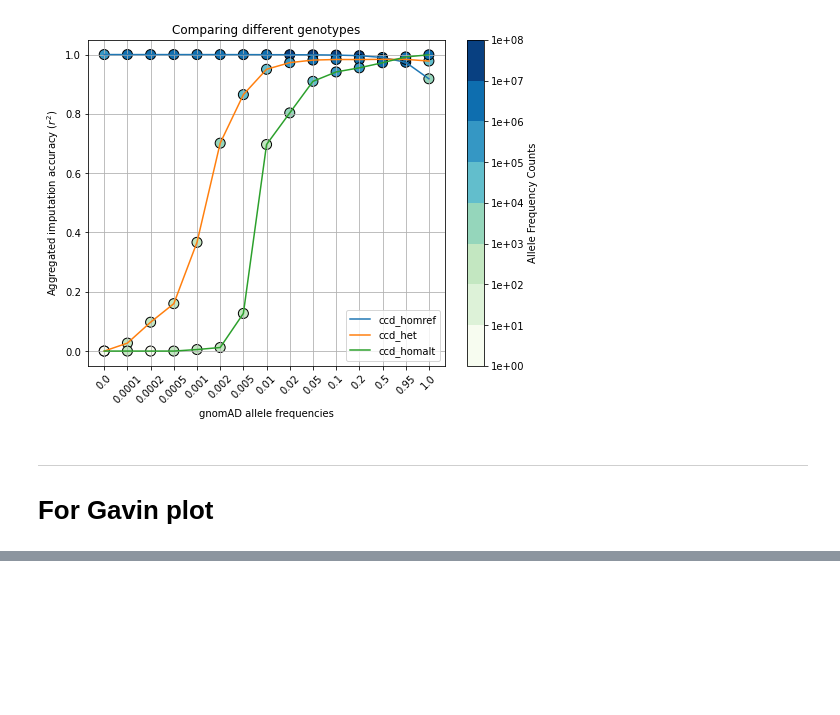
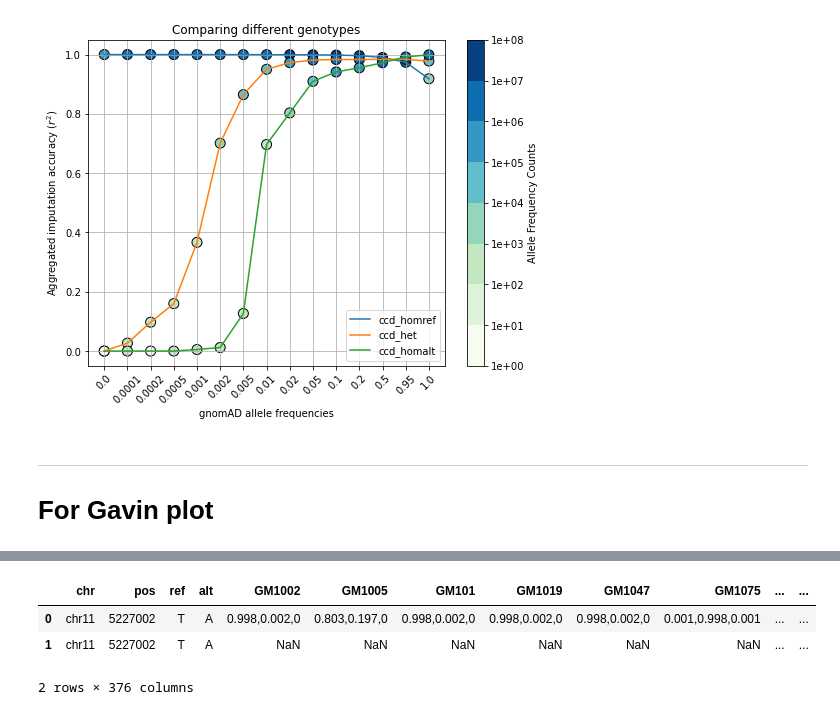
Before and after one commit to Suuuuuuuus/LCWGS_pipeline, a Jupyter notebook: scripts/lcwgs_tmp.ipynb, the cells around one changed output, grey strips where cells are left out. Drawn from its saved outputs; the diff is of its cells as text; code cells hidden in the pictures; blank space fills up the shorter version.

```diff
--- a/scripts/lcwgs_tmp.ipynb
+++ b/scripts/lcwgs_tmp.ipynb
@@ -174,4 +115,40 @@ for i in vcfs:
     df = pd.DataFrame([data], columns=col)
     df_ary.append(df)
 # %%
-df_ary[0]
+sample_linker = 'data/metadata/sample_linker.csv'
+mini = False
+
+lc, chip = tuple(df_ary)
+
+sample_linker = pd.read_table(sample_linker, sep=',')
+if not mini:
+    sample_linker = sample_linker[~sample_linker['Sample_Name'].str.
+                                  contains('mini')]
+    lc_samples = lc.columns[lc.columns.str.contains(lc_sample_prefix)
+                            & ~lc.columns.str.contains('mini')]
+else:
+    sample_linker = sample_linker[
+        sample_linker['Sample_Name'].str.contains('mini')]
+    lc_samples = lc.columns[lc.columns.str.contains(lc_sample_prefix)
+                            & lc.columns.str.contains('mini')]
+rename_map = dict(
+    zip(sample_linker['Sample_Name'], sample_linker['Chip_Name']))
+
+vcf_cols = [
+    'chr', 'pos', 'ID', 'ref', 'alt', 'QUAL', 'FILTER', 'INFO', 'FORMAT'
+]
+
+chip_samples = chip.columns[chip.columns.str.contains(chip_sample_prefix)]
+lc_to_retain = lcwgsus.find_matching_samples(lc_samples, chip_samples, rename_map)
+lc = lc[vcf_cols + lc_to_retain]
+
+chip_order = []
+for i in lc_to_retain:
+    chip_order.append(rename_map[i])
+chip = chip[vcf_cols + chip_order]
+
+lc = lc.apply(lcwgsus.extract_GP, axis=1)
+chip = chip.apply(lcwgsus.extract_LDS, axis=1)
+
+lc = lc.drop(columns=vcf_cols)
+chip = chip.drop(columns=vcf_cols)
@@ -236,0 +205,7 @@ sample_linker
+# %%
+pd.concat([lc,chip], ignore_index=True)
+# %% [output]
+|  | chr | pos | ref | alt | GM1002 | GM1005 | GM101 | GM1019 | GM1047 | GM1075 | ... | ... |
+| 0 | chr11 | 5227002 | T | A | 0.998,0.002,0 | 0.803,0.197,0 | 0.998,0.002,0 | 0.998,0.002,0 | 0.998,0.002,0 | 0.001,0.998,0.001 | ... | ... |
+| 1 | chr11 | 5227002 | T | A | NaN | NaN | NaN | NaN | NaN | NaN | ... | ... |
+2 rows × 376 columns
```
Also changed, not shown: parts of 16 cells of this notebook, 1 other file.
